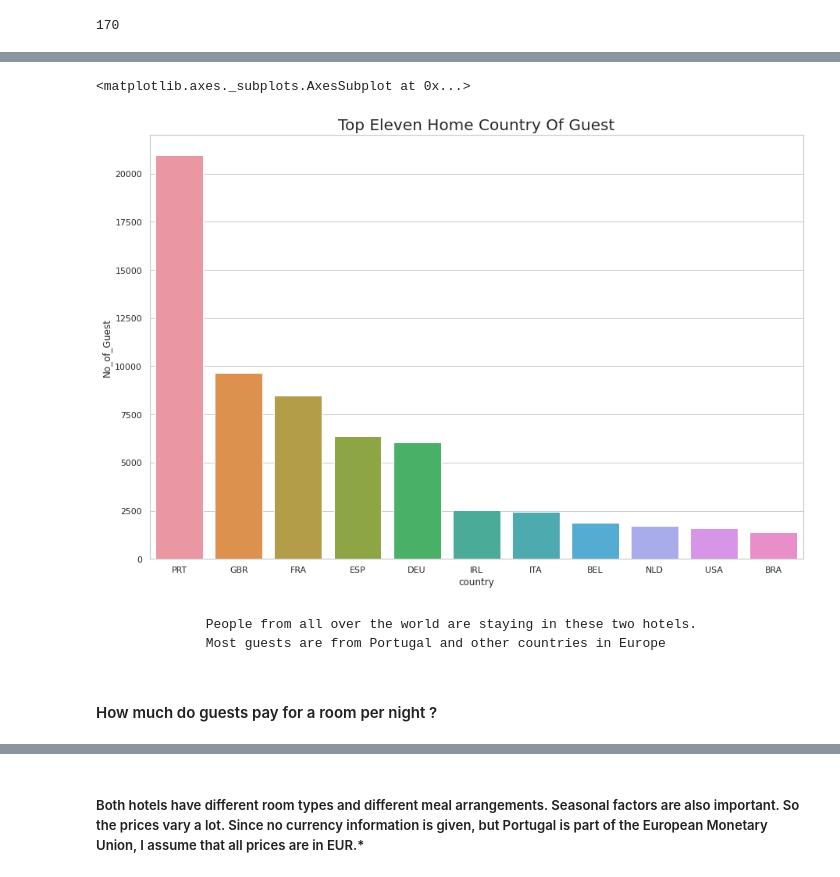
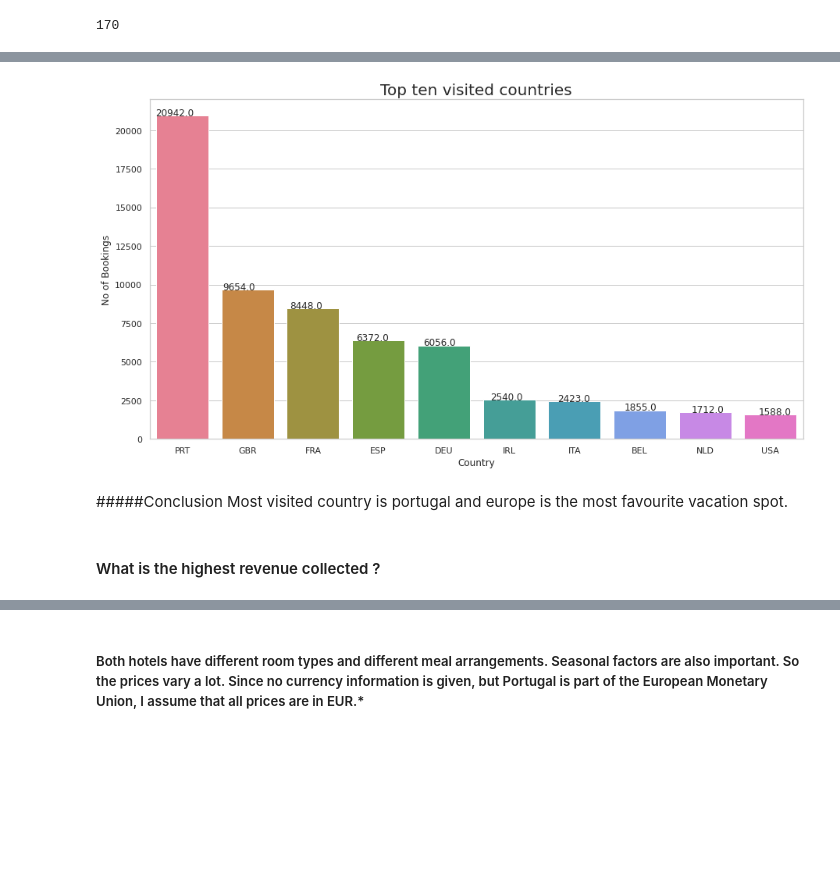
Before and after one commit to snehahampapura/Hotel-Booking-Analysis, a Jupyter notebook: Hotel_Booking_Analysis_Capstone_Project.ipynb, the cells around one changed output, grey strips where cells are left out. Cells and saved outputs as stored; diff of their text form; code cells hidden in the pictures; blank space fills up the shorter version.

Commit message:
Data Analysis and Visualization - Part 4

```diff
--- a/Hotel_Booking_Analysis_Capstone_Project.ipynb
+++ b/Hotel_Booking_Analysis_Capstone_Project.ipynb
@@ -228 +312,4 @@ numpy.int64
+# %%
+# Replacing The greater than 5 values with median value
+df.loc[df.stays_in_weekend_nights > 5, 'stays_in_weekend_nights'] = df.loc[df['stays_in_weekend_nights']<=5,'stays_in_weekend_nights'].median()
 # %% [markdown]
@@ -313,5 +397,5 @@ df[df['adr']<0]
 # %%
 # Finding all the outlier index
-outliers_index = list(df[(df['adr']>1000) | (df['adr']<0)].index)
+outliers_index = list(df[(df['adr']>400) | (df['adr']<0)].index)
 outliers_index
 # %% [output]
@@ -496,6 +569,11 @@ for i in req_list:
 members_outlier_list = list(df[(df['babies']>5) | (df['children']>5) | (df['adults']>10)].index)
 # %%
 df.drop(members_outlier_list,axis=0,inplace=True)
+# %%
+#As there wont be any children coming to vacation without adults/parents dropping them
+
+var = list(df[(df['adults']==0)&((df['children']!=0)|(df['babies']!=0))].index)
+df.drop(var,axis=0,inplace = True)
 # %%
 df.info()
 # %% [output]
@@ -604,7 +702,7 @@ import plotly.express as px
 country_data = df[df['is_canceled']==0]['country'].value_counts().reset_index()
 # %%
-# Need of Only Two Columns
-country_data.columns = ['country','No_of_Guest']
+# Need only Two Columns
+country_data.columns = ['country','no_of_bookings']
 # %%
 # First Look
 country_data.head()
@@ -626,21 +724,24 @@ px.choropleth(country_data,
 [interactive output not drawn]
 # %%
 # Bar Plot For Top Ten Country
-country_data = country_data[country_data['No_of_Guest'] > 1000]
+
 sns.set(style='whitegrid') # adding gridlines in the graphs (white, dark, whitegrid, darkgrid, ticks)
-plt.figure(figsize=(15, 10))
-plt.title("Top Eleven Home Country Of Guest", fontsize=20)
-sns.barplot(x = country_data['country'][:11],
-            y = country_data['No_of_Guest'][:11])
+plt.figure(figsize=(15, 8))
+plt.title("Top ten visited countries", fontsize=20)
+ax=sns.barplot(x = country_data['country'][:10],
+            y = country_data['no_of_bookings'][:10],palette="husl")
+for p in ax.patches:
+    ax.annotate(str(p.get_height()), (p.get_x() * 1.025, p.get_height() ))
+plt.xlabel("Country")
+plt.ylabel("No of Bookings")
+plt.show()
 # %% [output]
-<matplotlib.axes._subplots.AxesSubplot at 0x...>
-[figure, old version]
+[figure, new version]
-# %% [markdown]
-
-                People from all over the world are staying in these two hotels.
-                Most guests are from Portugal and other countries in Europe
-# %% [markdown]
-#### How much do guests pay for a room per night ?
+# %% [markdown]
+#####Conclusion
+    Most visited country is portugal and europe is the most favourite vacation spot.
+# %% [markdown]
+#### What is the highest revenue collected ?
 # %%
 # Creating New Dataset "data2" for data analysis of pay for room per night
 data2 = df[df['is_canceled']==0]
```
Also changed, not shown: parts of 292 cells of this notebook.
